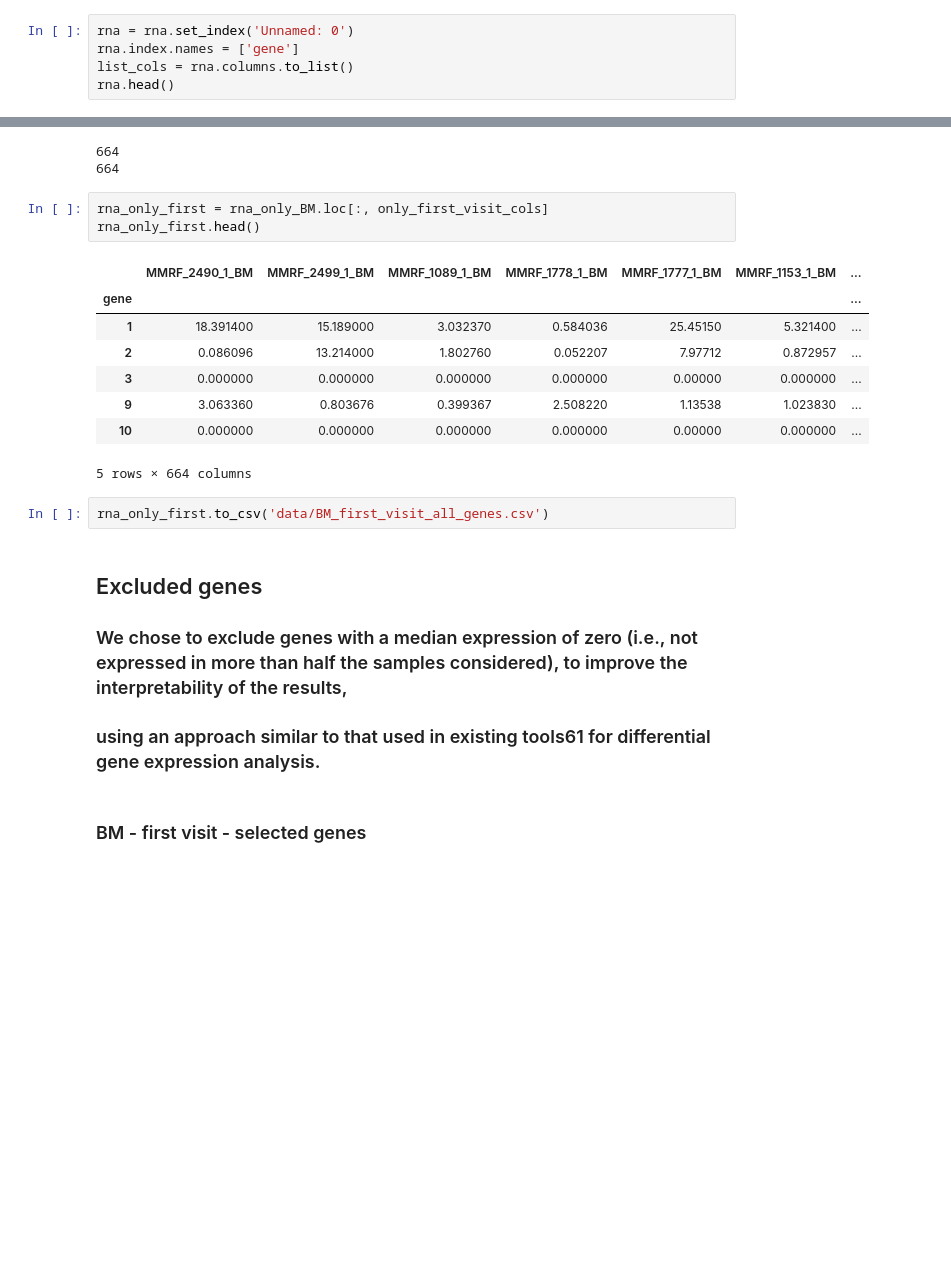
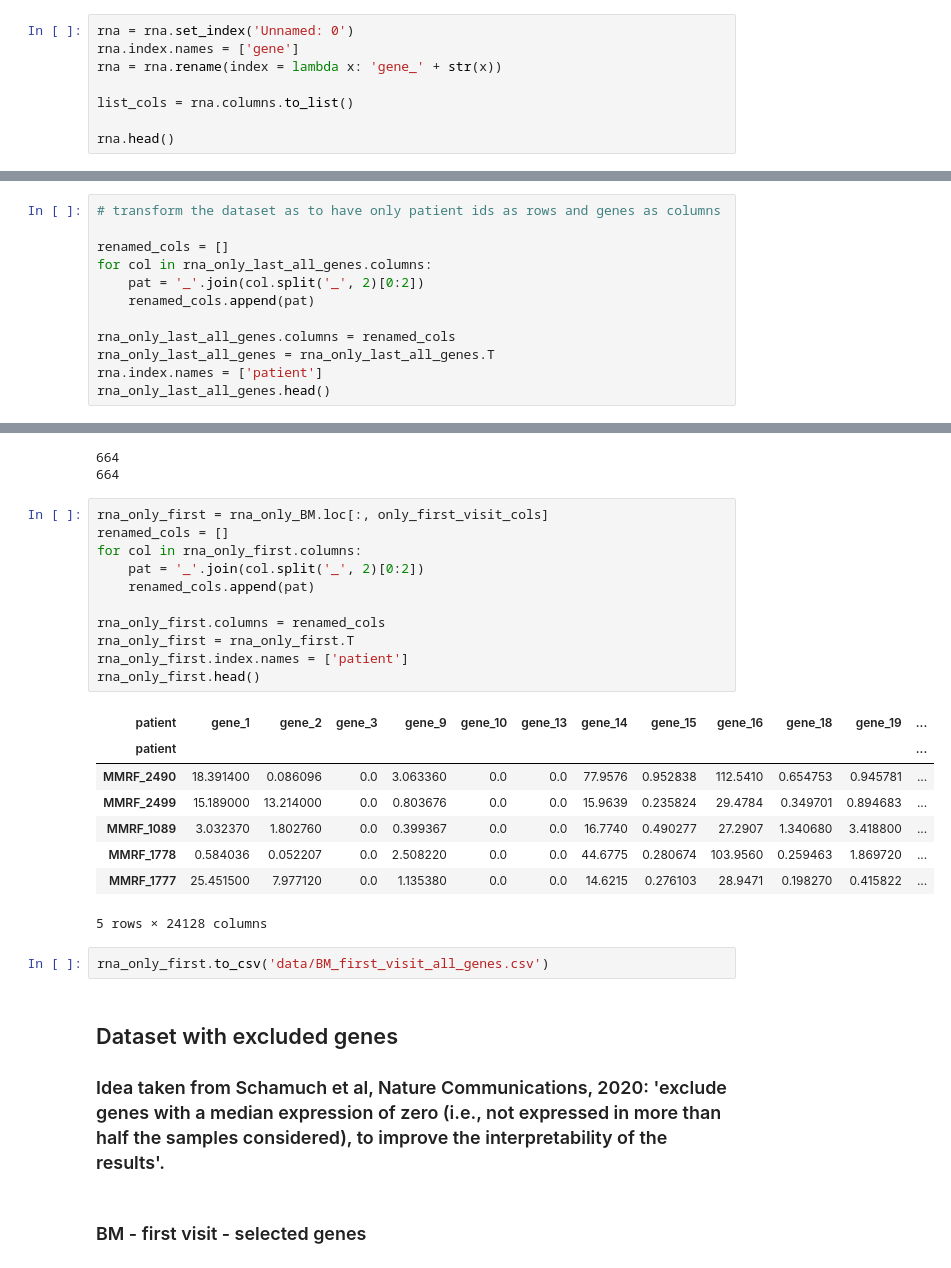
Before and after one commit to anastasia-enot/multiple_myeloma_challenge, a Jupyter notebook: 01_preprocessing_datasets.ipynb, the cells around one changed output, grey strips where cells are left out. Drawn from its saved outputs; the diff is of its cells as text; blank space fills up the shorter version.

```diff
--- a/01_preprocessing_datasets.ipynb
+++ b/01_preprocessing_datasets.ipynb
@@ -40,7 +41,10 @@ rna.head()
 # %%
 rna = rna.set_index('Unnamed: 0')
 rna.index.names = ['gene']
+rna = rna.rename(index = lambda x: 'gene_' + str(x))
+
 list_cols = rna.columns.to_list()
+
 rna.head()
 # %% [output]
 |  | MMRF_2490_1_BM | MMRF_2499_1_BM | MMRF_1089_1_BM | MMRF_1778_1_BM | MMRF_1777_1_BM | MMRF_1153_1_BM | ... |
@@ -211 +203,13 @@ rna_only_last_all_genes.head()
 5 rows × 681 columns
+# %%
+# transform the dataset as to have only patient ids as rows and genes as columns
+
+renamed_cols = []
+for col in rna_only_last_all_genes.columns:
+    pat = '_'.join(col.split('_', 2)[0:2])
+    renamed_cols.append(pat)
+
+rna_only_last_all_genes.columns = renamed_cols
+rna_only_last_all_genes = rna_only_last_all_genes.T
+rna.index.names = ['patient']
+rna_only_last_all_genes.head()
@@ -230,22 +242,29 @@ print(len(patient_numbers))
 664
 # %%
 rna_only_first = rna_only_BM.loc[:, only_first_visit_cols]
+renamed_cols = []
+for col in rna_only_first.columns:
+    pat = '_'.join(col.split('_', 2)[0:2])
+    renamed_cols.append(pat)
+
+rna_only_first.columns = renamed_cols
+rna_only_first = rna_only_first.T
+rna_only_first.index.names = ['patient']
 rna_only_first.head()
 # %% [output]
-|  | MMRF_2490_1_BM | MMRF_2499_1_BM | MMRF_1089_1_BM | MMRF_1778_1_BM | MMRF_1777_1_BM | MMRF_1153_1_BM | ... |
-| gene |  |  |  |  |  |  | ... |
-| 1 | 18.391400 | 15.189000 | 3.032370 | 0.584036 | 25.45150 | 5.321400 | ... |
-| 2 | 0.086096 | 13.214000 | 1.802760 | 0.052207 | 7.97712 | 0.872957 | ... |
-| 3 | 0.000000 | 0.000000 | 0.000000 | 0.000000 | 0.00000 | 0.000000 | ... |
-| 9 | 3.063360 | 0.803676 | 0.399367 | 2.508220 | 1.13538 | 1.023830 | ... |
-| 10 | 0.000000 | 0.000000 | 0.000000 | 0.000000 | 0.00000 | 0.000000 | ... |
+| patient | gene_1 | gene_2 | gene_3 | gene_9 | gene_10 | gene_13 | gene_14 | gene_15 | gene_16 | gene_18 | gene_19 | ... |
+| patient |  |  |  |  |  |  |  |  |  |  |  | ... |
+| MMRF_2490 | 18.391400 | 0.086096 | 0.0 | 3.063360 | 0.0 | 0.0 | 77.9576 | 0.952838 | 112.5410 | 0.654753 | 0.945781 | ... |
+| MMRF_2499 | 15.189000 | 13.214000 | 0.0 | 0.803676 | 0.0 | 0.0 | 15.9639 | 0.235824 | 29.4784 | 0.349701 | 0.894683 | ... |
+| MMRF_1089 | 3.032370 | 1.802760 | 0.0 | 0.399367 | 0.0 | 0.0 | 16.7740 | 0.490277 | 27.2907 | 1.340680 | 3.418800 | ... |
+| MMRF_1778 | 0.584036 | 0.052207 | 0.0 | 2.508220 | 0.0 | 0.0 | 44.6775 | 0.280674 | 103.9560 | 0.259463 | 1.869720 | ... |
+| MMRF_1777 | 25.451500 | 7.977120 | 0.0 | 1.135380 | 0.0 | 0.0 | 14.6215 | 0.276103 | 28.9471 | 0.198270 | 0.415822 | ... |
-5 rows × 664 columns
+5 rows × 24128 columns
 # %%
 rna_only_first.to_csv('data/BM_first_visit_all_genes.csv')
 # %% [markdown]
-## Excluded genes
-### We chose to exclude genes with a median expression of zero (i.e., not expressed in more than half the samples considered), to improve the interpretability of the results,
-### using an approach similar to that used in existing tools61 for differential gene expression analysis.
+## Dataset with excluded genes
+### Idea taken from Schamuch et al, Nature Communications, 2020: 'exclude genes with a median expression of zero (i.e., not expressed in more than half the samples considered), to improve the interpretability of the results'.
 # %% [markdown]
 ### BM - first visit - selected genes
 # %%
```
Also changed, not shown: parts of 35 cells of this notebook, 5 other files.
